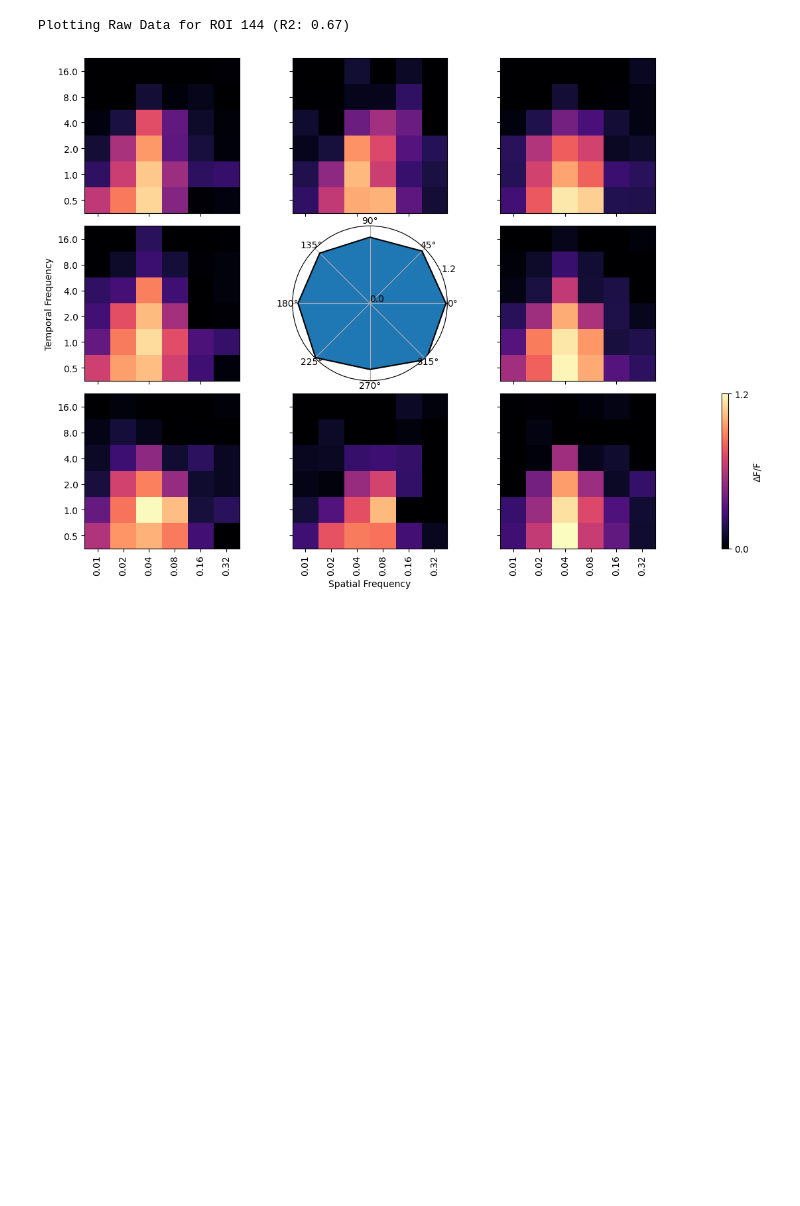
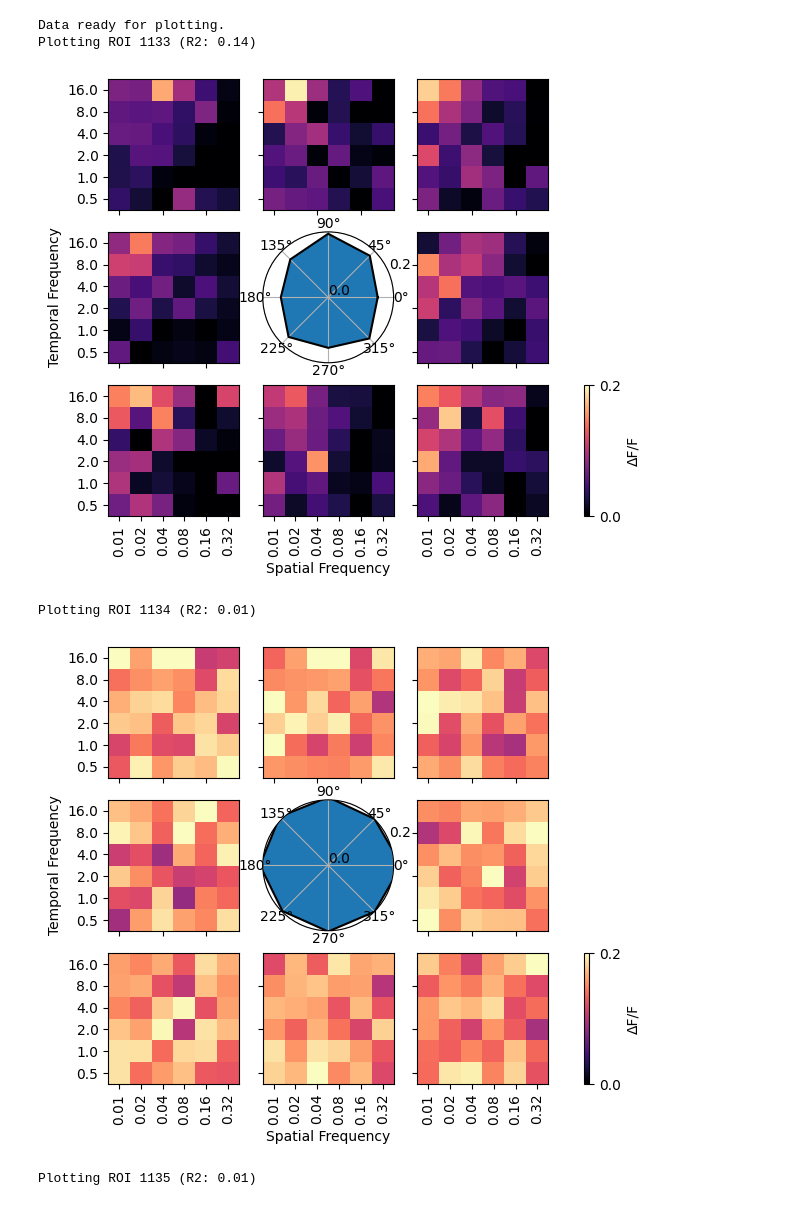
Before and after one commit to znamlab/cottage_analysis, a Jupyter notebook: cottage_analysis/analysis/run_analysis.ipynb, the cells around one changed output. Saved outputs shown, nothing was run; the diff lists cells and outputs as text; code cells hidden in the pictures; blank space fills up the shorter version.

Commit message:
slightly updated the tuning curves

```diff
--- a/cottage_analysis/analysis/run_analysis.ipynb
+++ b/cottage_analysis/analysis/run_analysis.ipynb
@@ -65,7 +64,7 @@ def run_analysis(project_name, session_id, protocol):
 # %%
 if __name__ == "__main__":
     # Find the recordings
-    proj, sess_id, proto = find_recordings()
+    proj, sess_id, proto = find_recordings(project_name, mouse_name, session_name, protocol)
 
     # If valid recordings were found, run the analysis
     if proj and sess_id:
@@ -151,23 +166,63 @@ Neurons DataFrame shape: (1776, 11)
 # %%
 from cottage_analysis.plotting import grating_plots
 import matplotlib.pyplot as plt
+import pandas as pd
+import numpy as np
+from pathlib import Path
 
-# 1. Pick a good neuron (e.g., highest R-squared)
-best_roi = neurons_df['rsq'].idxmax()
-print(f"Plotting Raw Data for ROI {best_roi} (R2: {neurons_df.loc[best_roi, 'rsq']:.2f})")
+base_save_dir = Path("analysis_dataframes")
+save_path = base_save_dir / mouse_name / session_name / protocol
+trials_file = save_path / "trials_df.pkl"
+neurons_file = save_path / "neurons_df.pkl"
 
-# 2. Setup the figure
-plt.figure(figsize=(10, 8))
+if 'trials_df_formatted' not in locals() or 'neurons_df' not in locals():
+    print("Data missing from memory. Reloading from disk...")
 
-# 3. Plot
-# Note: We use 'trials_df_formatted' here!
-grating_plots.plot_sftf_tuning(
-    trials_df=trials_df_formatted,
-    roi=best_roi,
-    plot_grid=True  # Plots separate heatmaps for each direction
-)
+    if not (trials_file.exists() and neurons_file.exists()):
+        raise FileNotFoundError(f"Saved files not found at {save_path}. Run analysis first.")
 
-plt.show()
+    # Load raw files
+    neurons_df = pd.read_pickle(neurons_file)
+    trials_df_raw = pd.read_pickle(trials_file)
+
+    print("Re-formatting trials dataframe (unpacking neurons)...")
+    response_matrix = np.stack(trials_df_raw['dff_stim'].apply(lambda x: np.mean(x, axis=0)).values)
+
+    responses_df = pd.DataFrame(
+        response_matrix,
+        columns=np.arange(response_matrix.shape[1]),
+        index=trials_df_raw.index
+    )
+
+    trials_df_formatted = pd.concat(
+        [trials_df_raw[['SpatialFrequency', 'TemporalFrequency', 'Angle']], responses_df],
+        axis=1
+    )
+print("Data ready for plotting.")
+
+for found_rois in range(1133, 1160):
+    # Safety check: ensure ROI exists in the data
+    if found_rois not in neurons_df.index:
+        print(f"Skipping ROI {found_rois} (Not found in data)")
+        continue
+
+    rsq = neurons_df.loc[found_rois, 'rsq']
+    print(f"Plotting ROI {found_rois} (R2: {rsq:.2f})")
+
+    plt.figure(figsize=(5, 5))
+
+    # Now this is guaranteed to work
+    grating_plots.plot_sftf_tuning(
+        trials_df=trials_df_formatted,
+        roi=found_rois,
+        plot_grid=True
+    )
+
+    plt.show()
 # %% [output]
-Plotting Raw Data for ROI 144 (R2: 0.67)
+Data ready for plotting.
+Plotting ROI 1133 (R2: 0.14)
-[figure, old version]
+[figure, new version]
+Plotting ROI 1134 (R2: 0.01)
+[figure, added]
+Plotting ROI 1135 (R2: 0.01)
```
Also changed, not shown: parts of 7 cells of this notebook.
